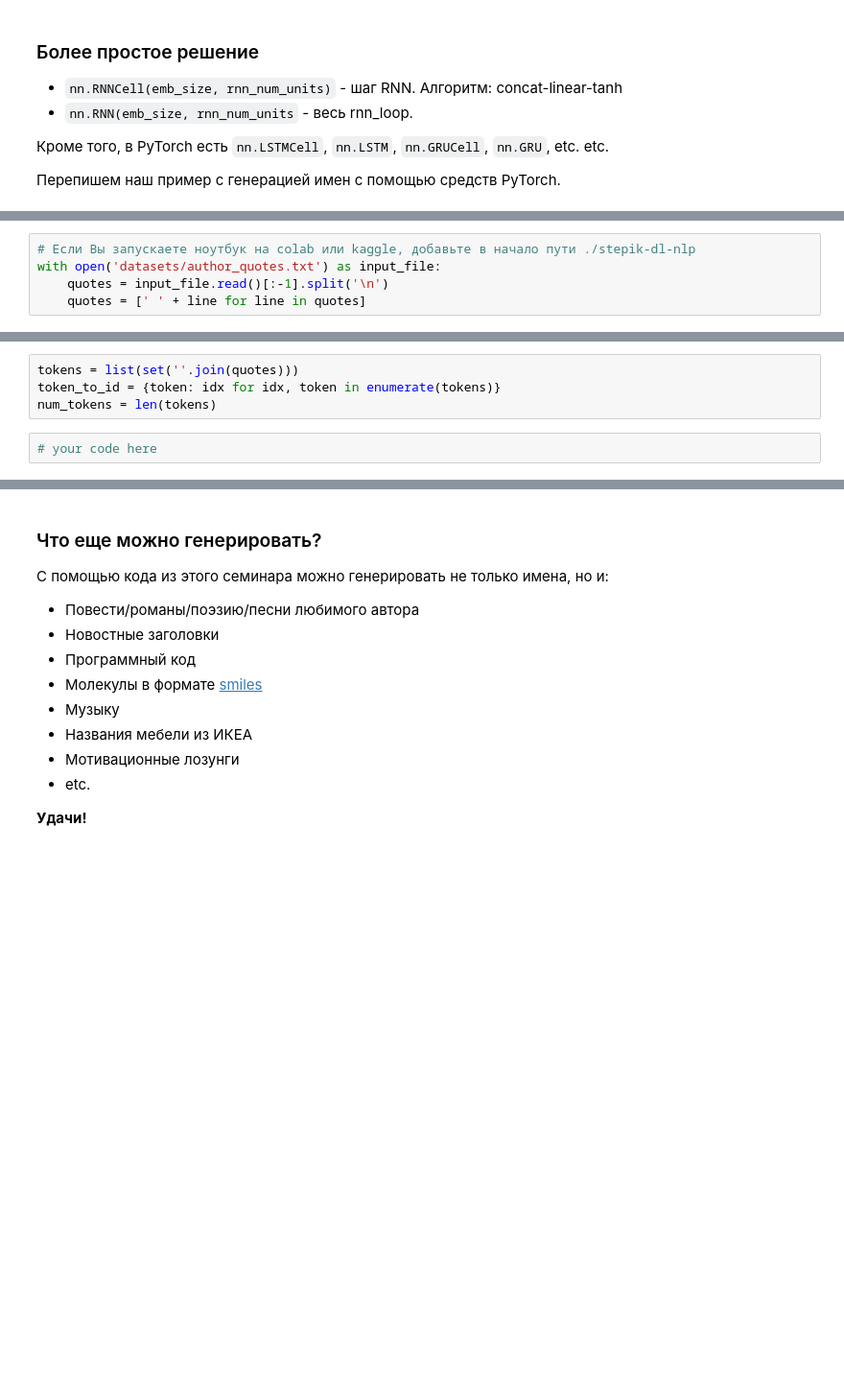
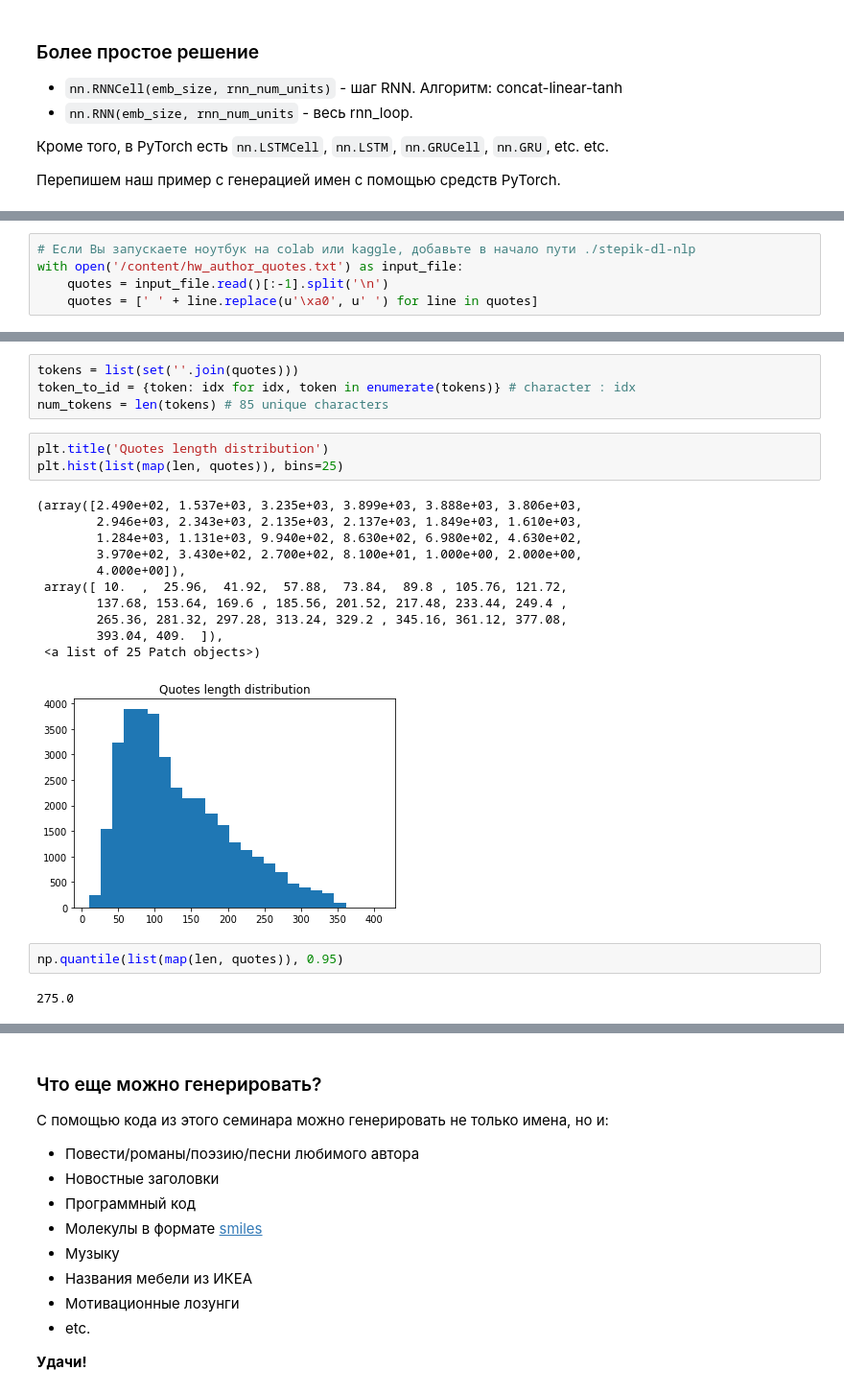
Before and after one commit to korab1ev/LanguageModeling, a Jupyter notebook: RNN-name-generator-samsung/RNN_name_generator.ipynb, the cells around one changed output, grey strips where cells are left out. Shown at 96% size. Cells and saved outputs as stored; diff of their text form; blank space fills up the shorter version.

```diff
--- a/RNN-name-generator-samsung/RNN_name_generator.ipynb
+++ b/RNN-name-generator-samsung/RNN_name_generator.ipynb
@@ -319,7 +485,7 @@ for _ in range(10):
 # %%
 # Если Вы запускаете ноутбук на colab или kaggle, добавьте в начало пути ./stepik-dl-nlp
-with open('datasets/author_quotes.txt') as input_file:
+with open('/content/hw_author_quotes.txt') as input_file:
     quotes = input_file.read()[:-1].split('\n')
-    quotes = [' ' + line for line in quotes]
+    quotes = [' ' + line.replace(u'\xa0', u' ') for line in quotes]
 # %%
 quotes[:5]
@@ -326,6 +498,23 @@ quotes[:5]
 # %%
 tokens = list(set(''.join(quotes)))
-token_to_id = {token: idx for idx, token in enumerate(tokens)}
-num_tokens = len(tokens)
+token_to_id = {token: idx for idx, token in enumerate(tokens)} # character : idx
+num_tokens = len(tokens) # 85 unique characters
-# %%
-# your code here
+# %%
+plt.title('Quotes length distribution')
+plt.hist(list(map(len, quotes)), bins=25)
+# %% [output]
+(array([2.490e+02, 1.537e+03, 3.235e+03, 3.899e+03, 3.888e+03, 3.806e+03,
+        2.946e+03, 2.343e+03, 2.135e+03, 2.137e+03, 1.849e+03, 1.610e+03,
+        1.284e+03, 1.131e+03, 9.940e+02, 8.630e+02, 6.980e+02, 4.630e+02,
+        3.970e+02, 3.430e+02, 2.700e+02, 8.100e+01, 1.000e+00, 2.000e+00,
+        4.000e+00]),
+ array([ 10.  ,  25.96,  41.92,  57.88,  73.84,  89.8 , 105.76, 121.72,
+        137.68, 153.64, 169.6 , 185.56, 201.52, 217.48, 233.44, 249.4 ,
+        265.36, 281.32, 297.28, 313.24, 329.2 , 345.16, 361.12, 377.08,
+        393.04, 409.  ]),
+ <a list of 25 Patch objects>)
+[figure, added]
+# %%
+np.quantile(list(map(len, quotes)), 0.95)
+# %% [output]
+275.0
```
Also changed, not shown: parts of 55 cells of this notebook.
